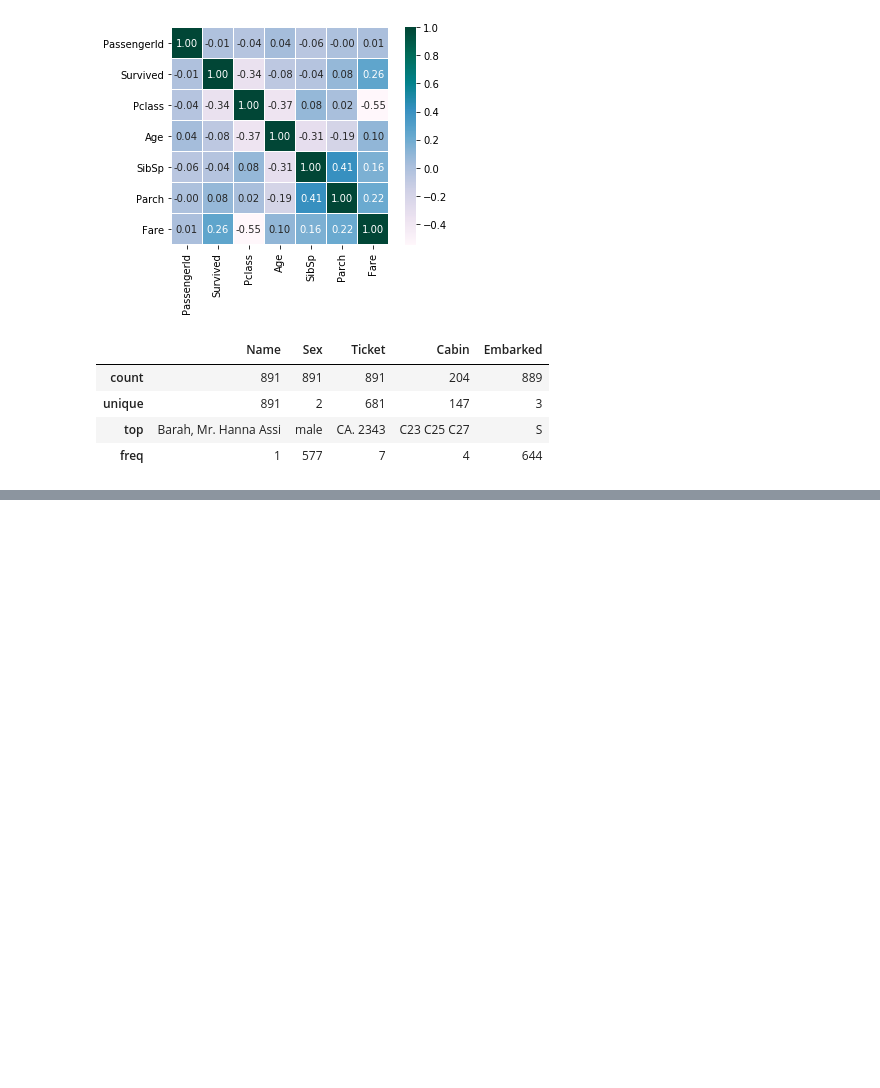
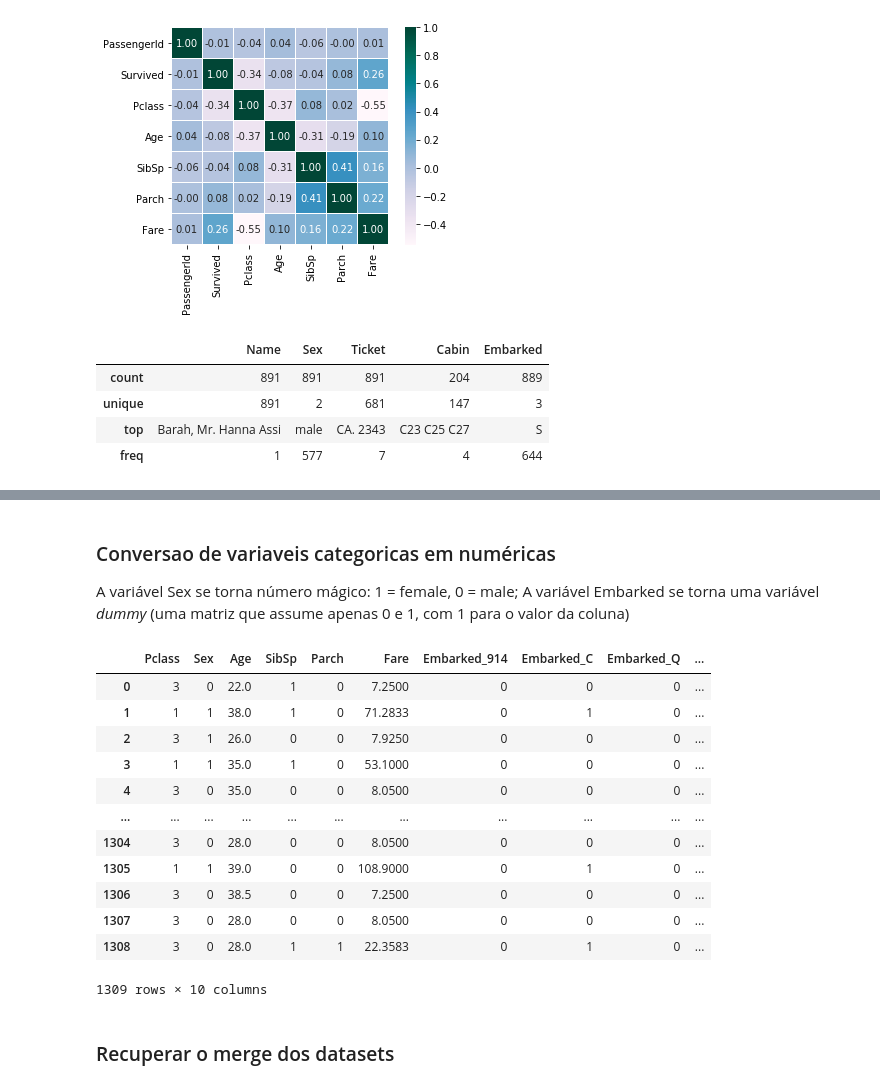
Before and after one commit to gustavocrod/Data-Science, a Jupyter notebook: Titanic/Titanic.ipynb, the cells around one changed output, grey strips where cells are left out. Cells and saved outputs as stored; diff of their text form; code cells hidden in the pictures; blank space fills up the shorter version.

Commit message:
Finalização dataset titanic

```diff
--- a/Titanic/Titanic.ipynb
+++ b/Titanic/Titanic.ipynb
@@ -206,0 +209,16 @@ Pode-se observar que:
+# %%
+passengerID = test_ds['PassengerId']
+
+# salvar os índices dos datasets para recuperação posterior
+train_idx = train_ds.shape[0]
+test_idx = test_ds.shape[0]
+
+# salvar PassengerId para submissao ao Kaggle
+passengerId = test_ds['PassengerId']
+
+# extrair coluna 'Survived' e excluir ela do dataset treino
+target = train_ds.Survived.copy()
+train_ds.drop(['Survived'], axis=1, inplace=True)
+
+# uniao dos dois dataset para melhor manuseio de variaveis
+ds = pd.concat(objs=[train_ds, test_ds], axis=0).reset_index(drop=True)
@@ -206,0 +229,2 @@ Pode-se observar que:
+# %%
+ds.drop(['PassengerId', 'Name', 'Ticket', 'Cabin'], axis=1, inplace=True)
@@ -206,0 +246,12 @@ Pode-se observar que:
+# %%
+# age
+age_median = ds['Age'].median()
+ds['Age'].fillna(age_median, inplace=True)
+
+# fare
+fare_median = ds['Fare'].median()
+ds['Fare'].fillna(fare_median, inplace=True)
+
+# embarked
+embarked_top = ds['Embarked'].value_counts()[0]
+ds['Embarked'].fillna(embarked_top, inplace=True)
@@ -206,0 +274,31 @@ Pode-se observar que:
+# %% [markdown]
+### Conversao de variaveis categoricas em numéricas
+
+A variável Sex se torna número mágico: 1 = female, 0 = male;
+A variável Embarked se torna uma variável *dummy* (uma matriz que assume apenas 0 e 1, com 1 para o valor da coluna)
+# %%
+# Sex
+ds['Sex'] = ds['Sex'].map({'male': 0, 'female': 1})
+
+# Embarked
+embarked_dummies = pd.get_dummies(ds['Embarked'], prefix='Embarked')
+ds = pd.concat([ds, embarked_dummies], axis=1)
+ds.drop('Embarked', axis=1, inplace=True)
+# %%
+ds
+# %% [output]
+|  | Pclass | Sex | Age | SibSp | Parch | Fare | Embarked_914 | Embarked_C | Embarked_Q | ... |
+| 0 | 3 | 0 | 22.0 | 1 | 0 | 7.2500 | 0 | 0 | 0 | ... |
+| 1 | 1 | 1 | 38.0 | 1 | 0 | 71.2833 | 0 | 1 | 0 | ... |
+| 2 | 3 | 1 | 26.0 | 0 | 0 | 7.9250 | 0 | 0 | 0 | ... |
+| 3 | 1 | 1 | 35.0 | 1 | 0 | 53.1000 | 0 | 0 | 0 | ... |
+| 4 | 3 | 0 | 35.0 | 0 | 0 | 8.0500 | 0 | 0 | 0 | ... |
+| ... | ... | ... | ... | ... | ... | ... | ... | ... | ... | ... |
+| 1304 | 3 | 0 | 28.0 | 0 | 0 | 8.0500 | 0 | 0 | 0 | ... |
+| 1305 | 1 | 1 | 39.0 | 0 | 0 | 108.9000 | 0 | 1 | 0 | ... |
+| 1306 | 3 | 0 | 38.5 | 0 | 0 | 7.2500 | 0 | 0 | 0 | ... |
+| 1307 | 3 | 0 | 28.0 | 0 | 0 | 8.0500 | 0 | 0 | 0 | ... |
+| 1308 | 3 | 0 | 28.0 | 1 | 1 | 22.3583 | 0 | 1 | 0 | ... |
+1309 rows × 10 columns
+# %% [markdown]
+### Recuperar o merge dos datasets
```
Also changed, not shown: parts of 27 cells of this notebook, 2 other files.
